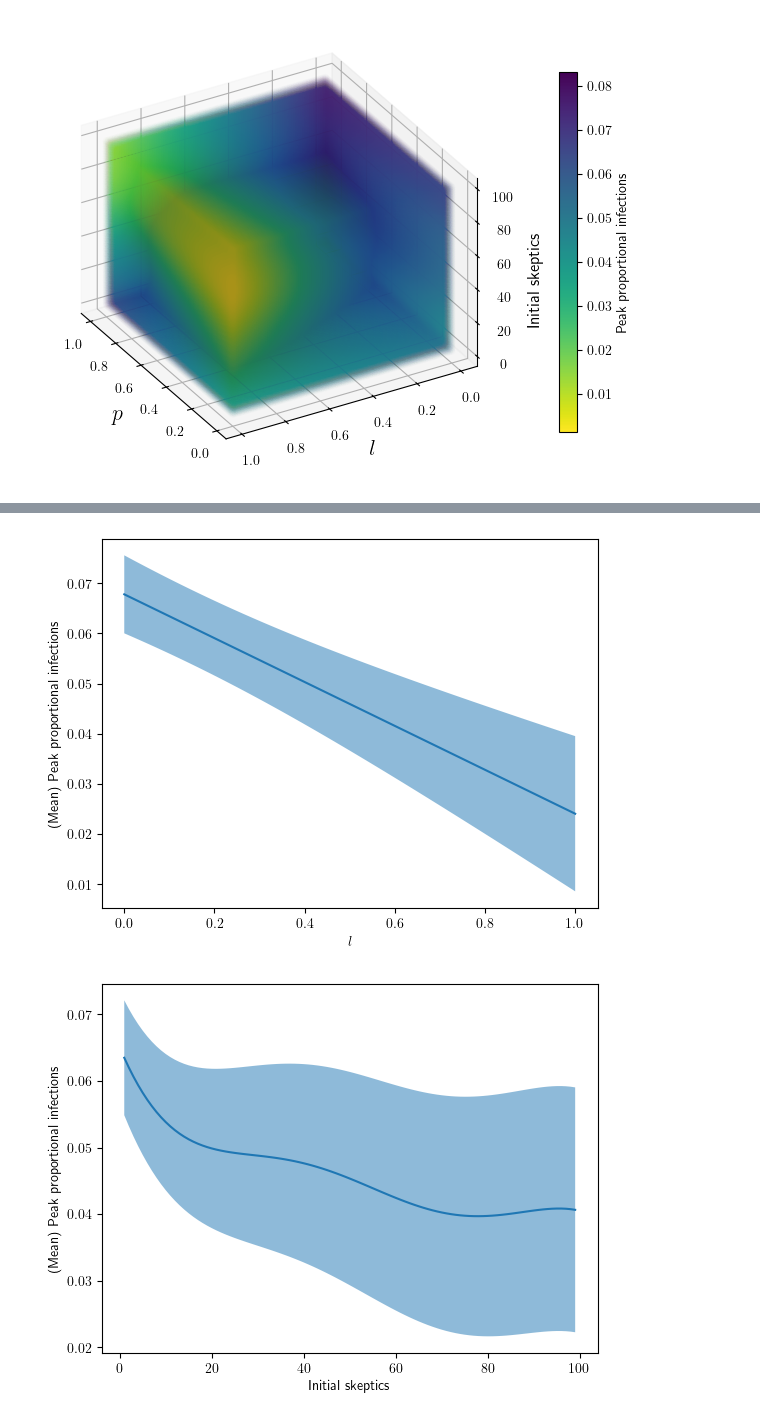
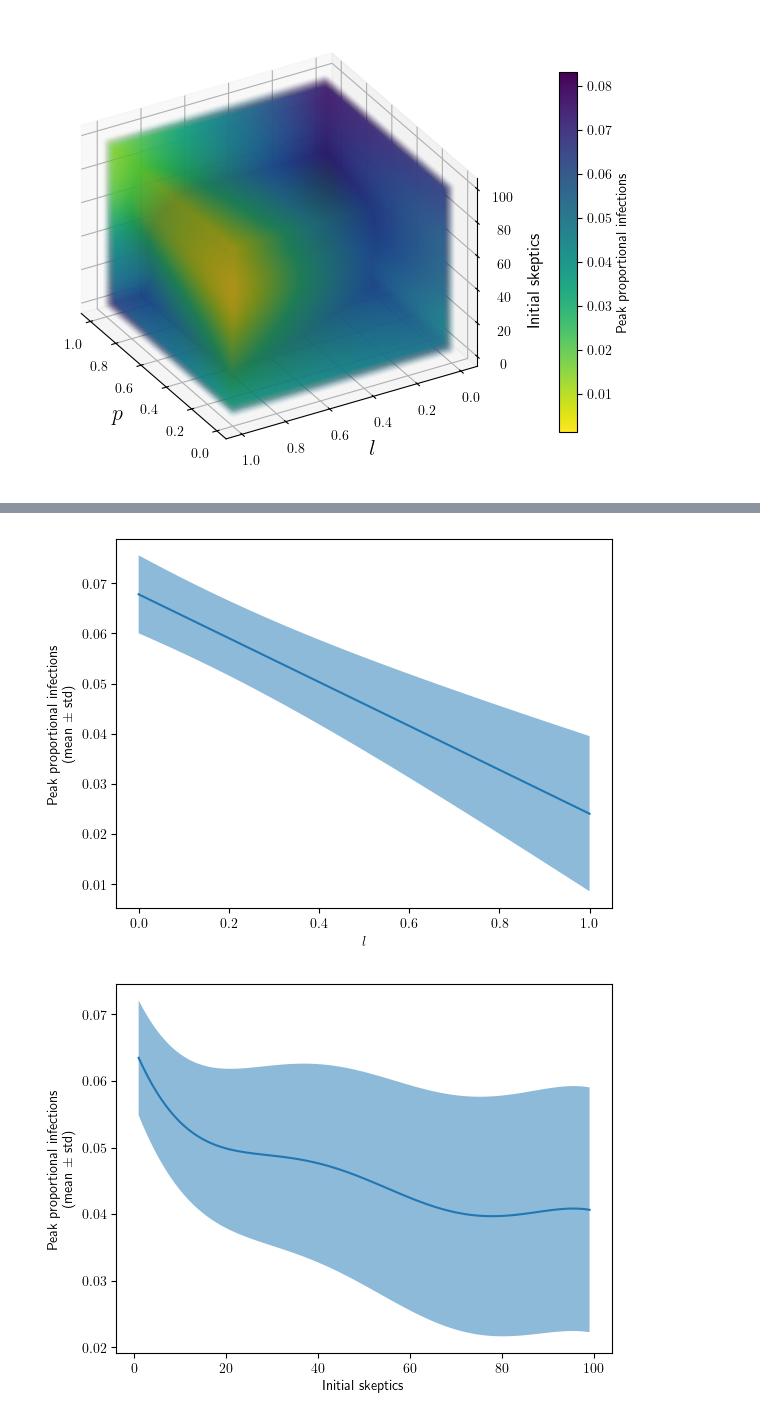
Before and after one commit to gkim65/FRED_misinformation, a Jupyter notebook: gp.ipynb, the cells around one changed output, grey strips where cells are left out. Drawn from its saved outputs; the diff is of its cells as text; code cells hidden in the pictures.

```diff
--- a/gp.ipynb
+++ b/gp.ipynb
@@ -292,7 +292,7 @@ p_std_idx, p_pred_std = group_std(xx_p, predictions)
 plt.plot(p_mean_idx, p_pred_mean)
 plt.fill_between(p_std_idx, p_pred_mean+p_pred_std, p_pred_mean-p_pred_std, alpha=0.5)
 plt.xlabel('$p$')
-plt.ylabel('(Mean) Peak proportional infections')
+plt.ylabel('Peak proportional infections\n(mean $\pm$ std)')
 plt.show()
 
 l_mean_idx, l_pred_mean = group_mean(yy_l, predictions)
@@ -301,7 +301,7 @@ l_std_idx, l_pred_std = group_std(yy_l, predictions)
 plt.plot(l_mean_idx, l_pred_mean)
 plt.fill_between(l_std_idx, l_pred_mean+l_pred_std, l_pred_mean-l_pred_std, alpha=0.5)
 plt.xlabel('$l$')
-plt.ylabel('(Mean) Peak proportional infections')
+plt.ylabel('Peak proportional infections\n(mean $\pm$ std)')
 plt.show()
 
 z_mean_idx, z_pred_mean = group_mean(zz_init_skeptics, predictions)
@@ -310,6 +310,6 @@ z_std_idx, z_pred_std = group_std(zz_init_skeptics, predictions)
 plt.plot(z_mean_idx, z_pred_mean)
 plt.fill_between(z_std_idx, z_pred_mean+z_pred_std, z_pred_mean-z_pred_std, alpha=0.5)
 plt.xlabel('Initial skeptics')
-plt.ylabel('(Mean) Peak proportional infections')
+plt.ylabel('Peak proportional infections\n(mean $\pm$ std)')
 plt.show()
 # %% [output]
@@ -317,2 +317,2 @@ plt.show()
-[figure, old version]
+[figure, new version]
-[figure, old version]
+[figure, new version]
```
Also changed, not shown: parts of 1 cell of this notebook.
